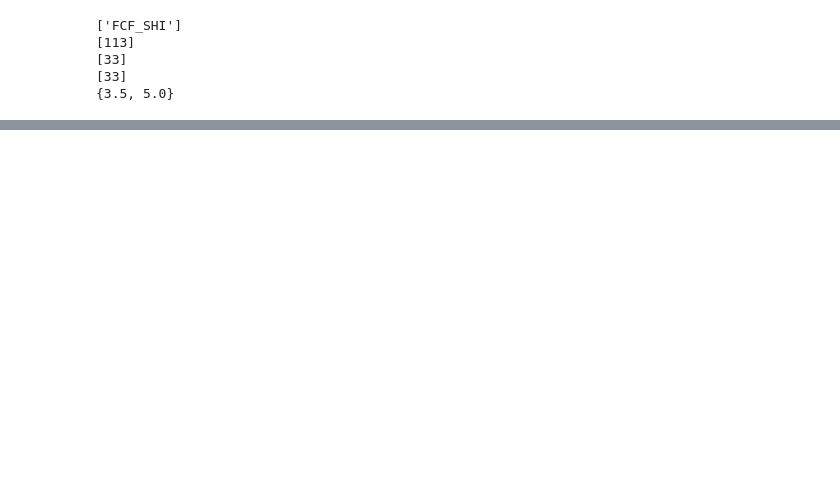
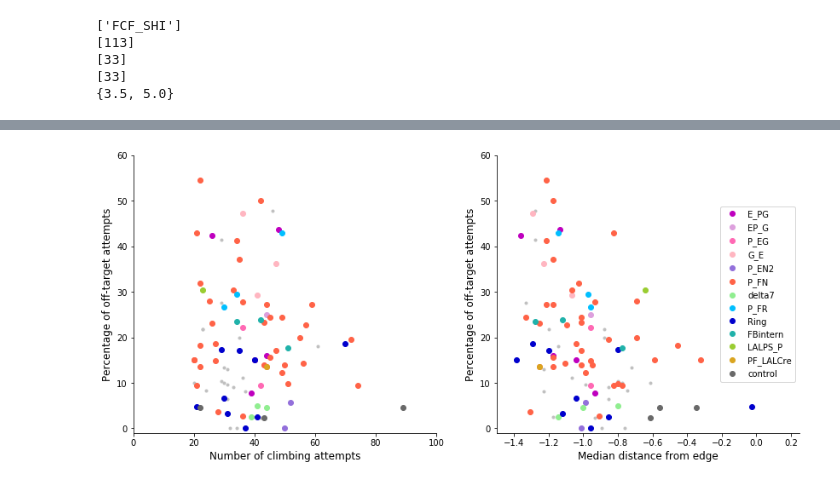
Before and after one commit to hjmh/gapCrossingAnalysis, a Jupyter notebook: gapCrossing_analysisOfScreen.ipynb, the cells around one changed output, grey strips where cells are left out. Saved outputs shown, nothing was run; the diff lists cells and outputs as text; code cells hidden in the pictures; blank space fills up the shorter version.

```diff
--- a/gapCrossing_analysisOfScreen.ipynb
+++ b/gapCrossing_analysisOfScreen.ipynb
@@ -392,0 +360,35 @@ for i in range(10):
+# %%
+fig, axs = plt.subplots(1,2,figsize=(14,6))
+
+# Climb events plot
+ncdf = overviewdf.query('nclass==""')
+axs[0].plot(ncdf['numClimb'],ncdf['fracOffTarget'],'.', color='silver',label='')
+
+for nc in neuronTypes.keys():
+    ncdf = overviewdf.query('nclass=="{}"'.format(nc))
+    axs[0].plot(ncdf['numClimb'],ncdf['fracOffTarget'],'o', color=nclassCols[nc], label=nc)
+
+#axs[0].legend()
+axs[0].set_xlabel('Number of climbing attempts', fontsize=12)
+axs[0].set_xlim(0,maxClimb)
+
+# Distance plot
+ncdf = overviewdf.query('nclass==""')
+axs[1].plot(ncdf['dist2edgeMed'],ncdf['fracOffTarget'],'.', color='silver',label='')
+
+for nc in neuronTypes.keys():
+    ncdf = overviewdf.query('nclass=="{}"'.format(nc))
+    axs[1].plot(ncdf['dist2edgeMed'],ncdf['fracOffTarget'],'o', color=nclassCols[nc], label=nc)
+
+axs[1].legend()
+axs[1].set_xlabel('Median distance from edge', fontsize=12)
+axs[1].set_xlim(-1.5,0.25)
+
+for ax in axs:
+    ax.set_ylabel('Percentage of off-target attempts', fontsize=12)
+    ax.set_ylim(-1,60)
+    myAxisTheme(ax)
+
+fig.savefig(plotDir+sep+'screen_attemptsAndDistVSofftarget{}deg_lineOverview_{}.pdf'.format(offtarget_ang, postfix))
+# %% [output]
+[figure, added]
```
Also changed, not shown: parts of 87 cells of this notebook.
